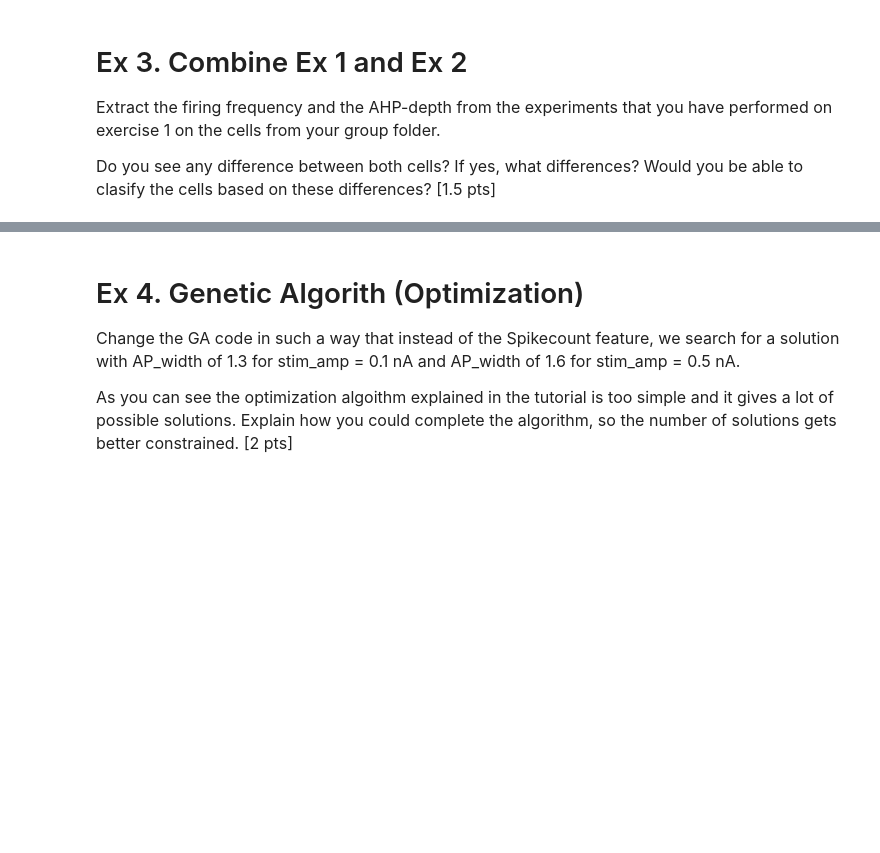
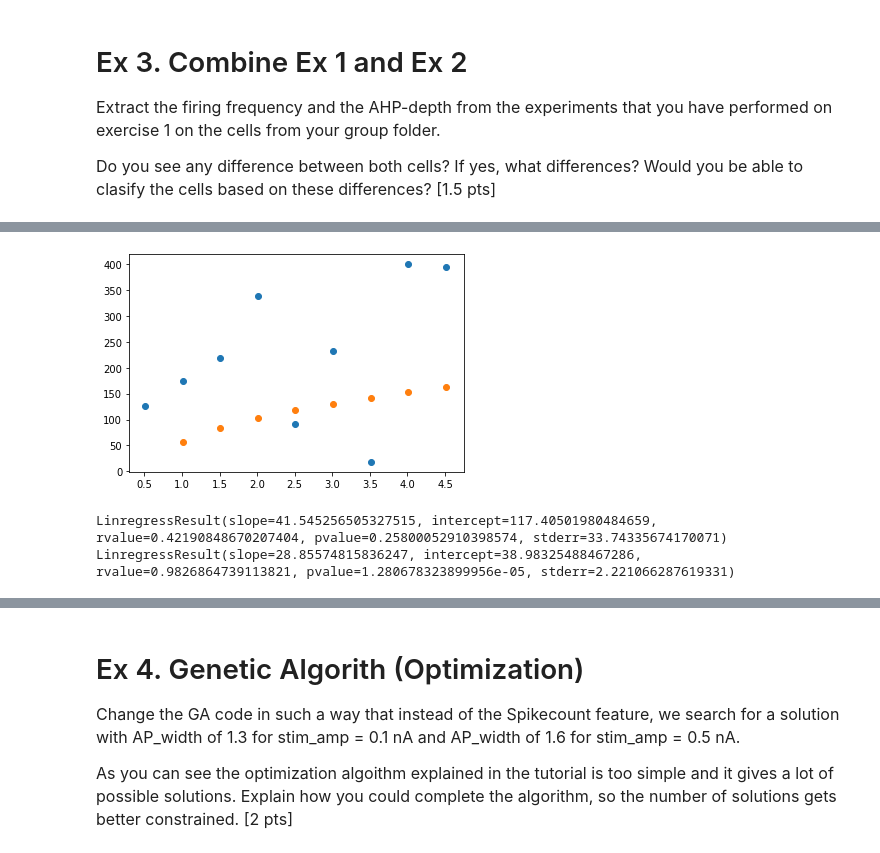
Before and after one commit to jjt20/InSilicoClass, a Jupyter notebook: my_notebooks/Week5/Week5_HomeWork.ipynb, the cells around one changed output, grey strips where cells are left out. Drawn from its saved outputs; the diff is of its cells as text; code cells hidden in the pictures; blank space fills up the shorter version.

```diff
--- a/my_notebooks/Week5/Week5_HomeWork.ipynb
+++ b/my_notebooks/Week5/Week5_HomeWork.ipynb
@@ -533,0 +552,14 @@ plt.show()
+# %%
+from scipy.stats import linregress
+
+plt.figure()
+plt.scatter(np.arange(0.01,5,.5),mean_freq1)
+plt.scatter(np.arange(0.01,5,.5),mean_freq2)
+plt.show()
+
+print(linregress(np.arange(0.01,5,.5)[np.where(~np.isnan(mean_freq1))],mean_freq1[np.where(~np.isnan(mean_freq1))]))
+print(linregress(np.arange(0.01,5,.5)[np.where(~np.isnan(mean_freq2))],mean_freq2[np.where(~np.isnan(mean_freq2))]))
+# %% [output]
+[figure, added]
+LinregressResult(slope=41.545256505327515, intercept=117.40501980484659, rvalue=0.42190848670207404, pvalue=0.25800052910398574, stderr=33.74335674170071)
+LinregressResult(slope=28.85574815836247, intercept=38.98325488467286, rvalue=0.9826864739113821, pvalue=1.280678323899956e-05, stderr=2.221066287619331)
```
Also changed, not shown: parts of 9 cells of this notebook, 11 other files.
